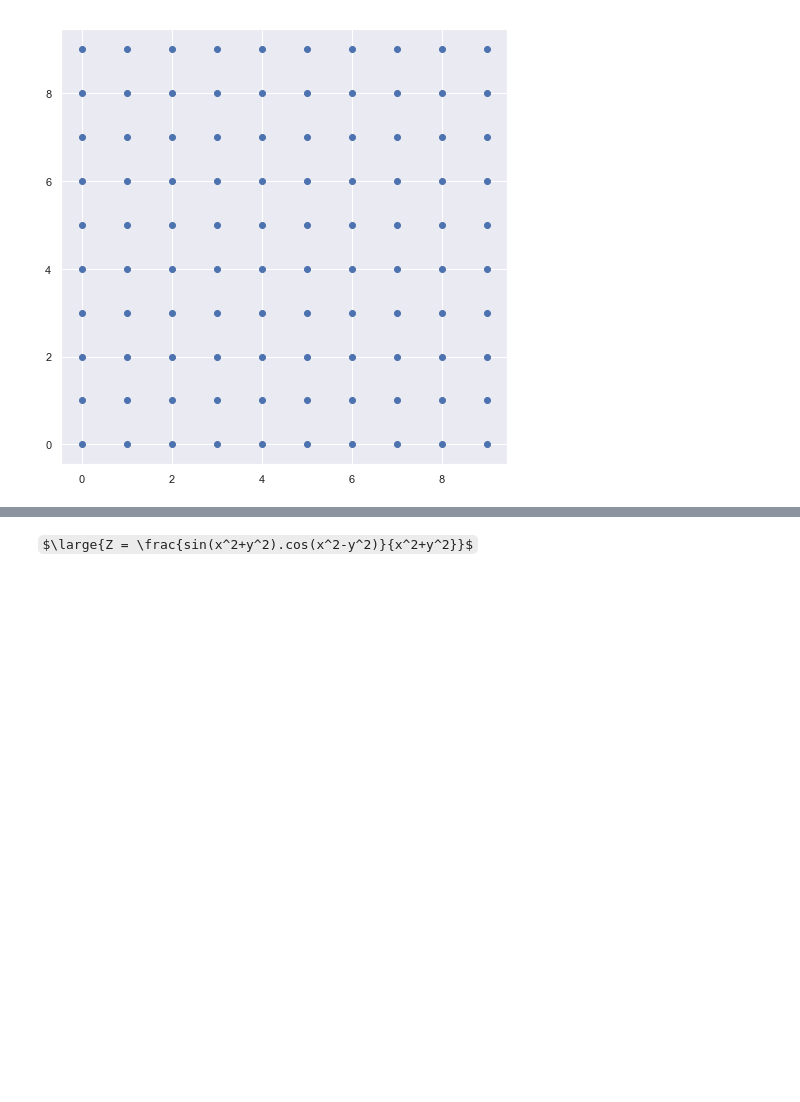
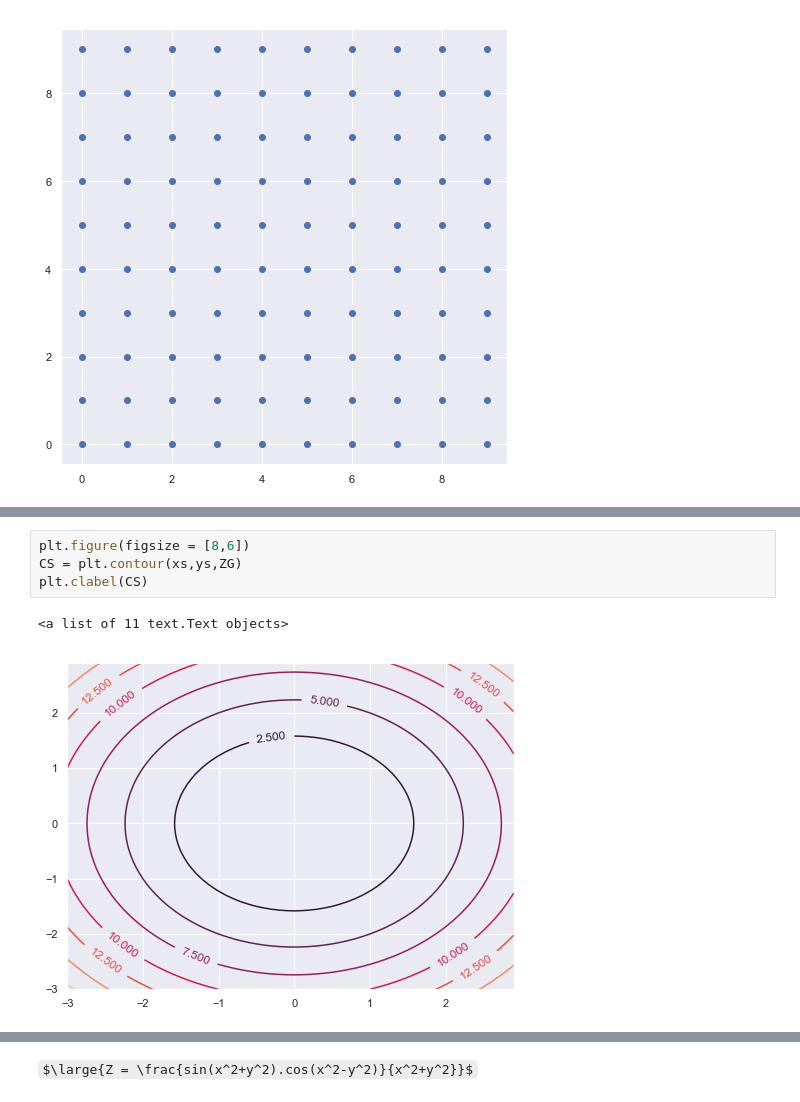
Before and after one commit to npshub/numpy, a Jupyter notebook: 3.Meshgrid.ipynb, the cells around one changed output, grey strips where cells are left out. Cells and saved outputs as stored; diff of their text form; some formulas as TeX source; blank space fills up the shorter version.

```diff
--- a/3.Meshgrid.ipynb
+++ b/3.Meshgrid.ipynb
@@ -55,0 +81,7 @@ plt.scatter(XG,YG)
+# %%
+plt.figure(figsize = [8,6])
+CS = plt.contour(xs,ys,ZG)
+plt.clabel(CS)
+# %% [output]
+<a list of 11 text.Text objects>
+[figure, added]
```
Also changed, not shown: parts of 14 cells of this notebook, 2 other files.
